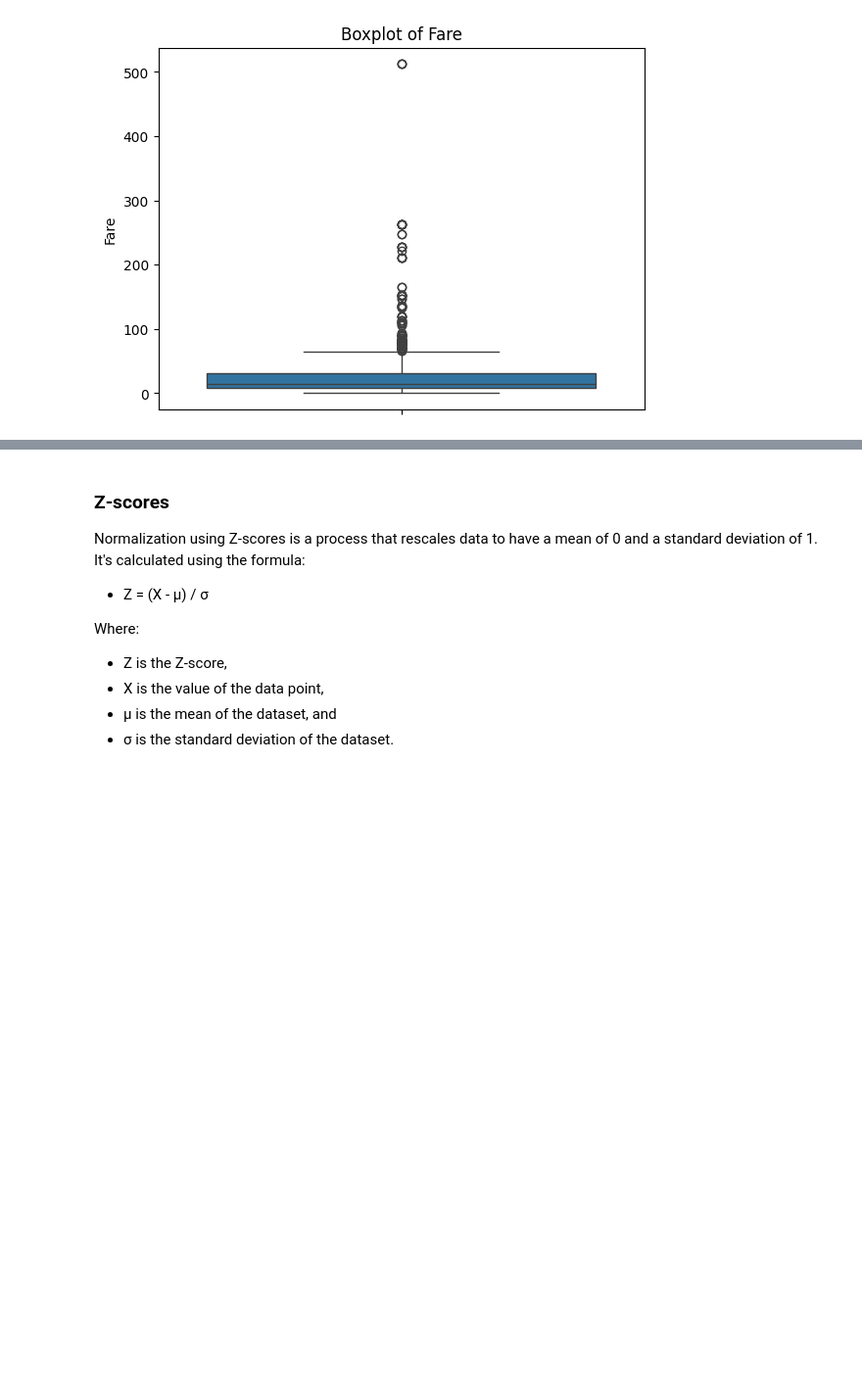
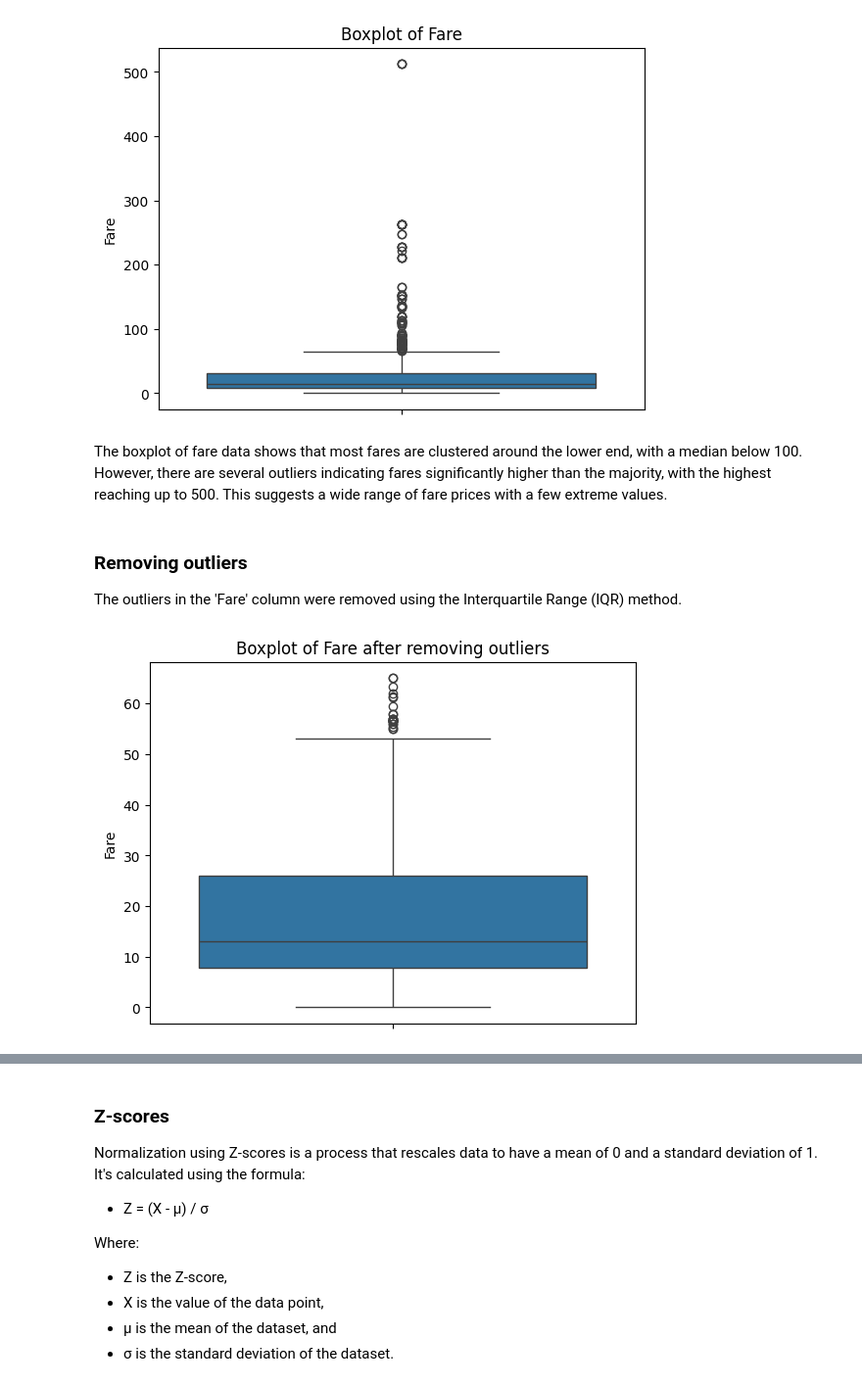
Before and after one commit to JoeyPoel/Minor-Artifical-Intelligence, a Jupyter notebook: wiskunde/statistics/statisticsTitanic.ipynb, the cells around one changed output, grey strips where cells are left out. Shown: that part at 98% size. Drawn from its saved outputs; the diff is of its cells as text; code cells hidden in the pictures; blank space fills up the shorter version.

```diff
--- a/wiskunde/statistics/statisticsTitanic.ipynb
+++ b/wiskunde/statistics/statisticsTitanic.ipynb
@@ -152,3 +156,21 @@ plt.title('Boxplot of Fare')
 plt.show()
 # %% [output]
 [figure]
+# %% [markdown]
+The boxplot of fare data shows that most fares are clustered around the lower end, with a median below 100. However, there are several outliers indicating fares significantly higher than the majority, with the highest reaching up to 500. This suggests a wide range of fare prices with a few extreme values.
+# %% [markdown]
+### Removing outliers
+The outliers in the 'Fare' column were removed using the Interquartile Range (IQR) method.
+# %%
+#Removing outliers
+Q1 = titanic_df['Fare'].quantile(0.25)
+Q3 = titanic_df['Fare'].quantile(0.75)
+IQR = Q3 - Q1
+titanic_df = titanic_df[~((titanic_df['Fare'] < (Q1 - 1.5 * IQR)) | (titanic_df['Fare'] > (Q3 + 1.5 * IQR)))]
+
+#Boxplot after removing outliers
+sns.boxplot(y='Fare', data=titanic_df)
+plt.title('Boxplot of Fare after removing outliers')
+plt.show()
+# %% [output]
+[figure, added]
```
Also changed, not shown: parts of 16 cells of this notebook.
